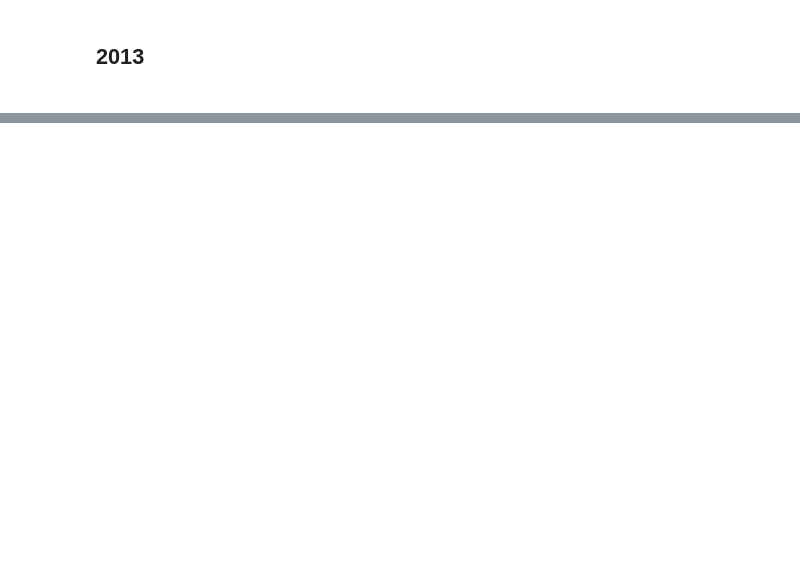
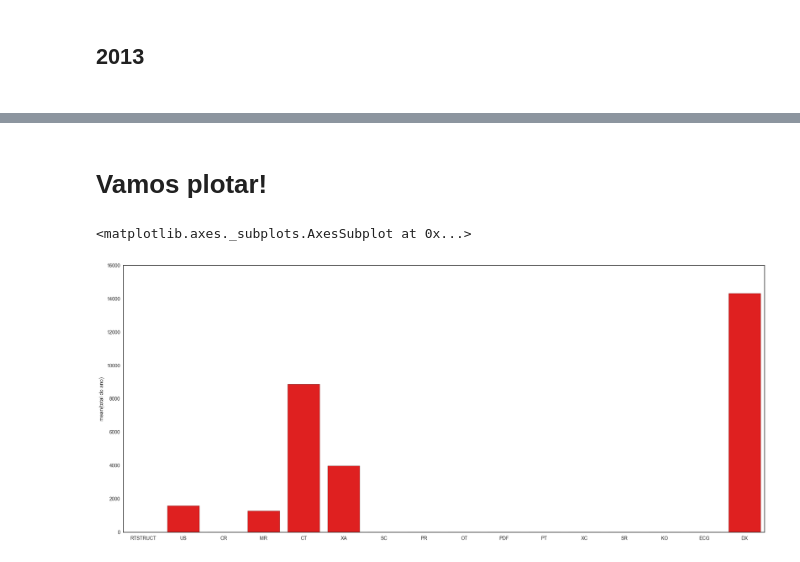
Before and after one commit to diego-lima/estudos, a Jupyter notebook: Bimed/Explorando o banco do PACS.ipynb, the cells around one changed output, grey strips where cells are left out. Drawn from its saved outputs; the diff is of its cells as text; code cells hidden in the pictures; blank space fills up the shorter version.

```diff
--- a/Bimed/Explorando o banco do PACS.ipynb
+++ b/Bimed/Explorando o banco do PACS.ipynb
@@ -107,0 +126,19 @@ ano2014
+# %%
+ano2014 = pd.DataFrame(estudo[2014])
+totais2014 = [0] * len(modalidades)
+totais2014_mensais = [0] * 12
+for mes in ano2014:
+    for i in range(len(modalidades)):
+        totais2014[i] += ano2014[mes][i]
+        totais2014_mensais[mes - 1] += ano2014[mes][i]
+
+totais2014_mensais.append(reduce(lambda x,y: x+y, totais2014_mensais))
+
+ano2014['total do ano'] = totais2014
+
+totais_colunas = pd.Series(totais2014_mensais, index=ano2014.columns)
+totais_colunas.name = "total do mes"
+
+ano2014 = ano2014.append(totais_colunas)
+
+ano2014
@@ -130,0 +166,19 @@ ano2013
+# %%
+ano2013 = pd.DataFrame(estudo[2013])
+totais2013 = [0] * len(modalidades)
+totais2013_mensais = [0] * 12
+for mes in ano2013:
+    for i in range(len(modalidades)):
+        totais2013[i] += ano2013[mes][i]
+        totais2013_mensais[mes - 1] += ano2013[mes][i]
+
+totais2013_mensais.append(reduce(lambda x,y: x+y, totais2013_mensais))
+
+ano2013['total do ano'] = totais2013
+
+totais_colunas = pd.Series(totais2013_mensais, index=ano2013.columns)
+totais_colunas.name = "total do mes"
+
+ano2013 = ano2013.append(totais_colunas)
+
+ano2013
@@ -130,0 +204,12 @@ ano2013
+# %% [markdown]
+<h1>Vamos plotar!</h1>
+# %%
+#Configurar propriedades gerais do grafico
+sns.set_style("white")
+sns.set_context({"figure.figsize": (24, 10)})
+
+#Plot 1 - background - "total" (top) series
+sns.barplot(x = ano2013.index, y = ano2013['total do ano'], color = "red")
+# %% [output]
+<matplotlib.axes._subplots.AxesSubplot at 0x...>
+[figure, added]
```
Also changed, not shown: parts of 11 cells of this notebook.
